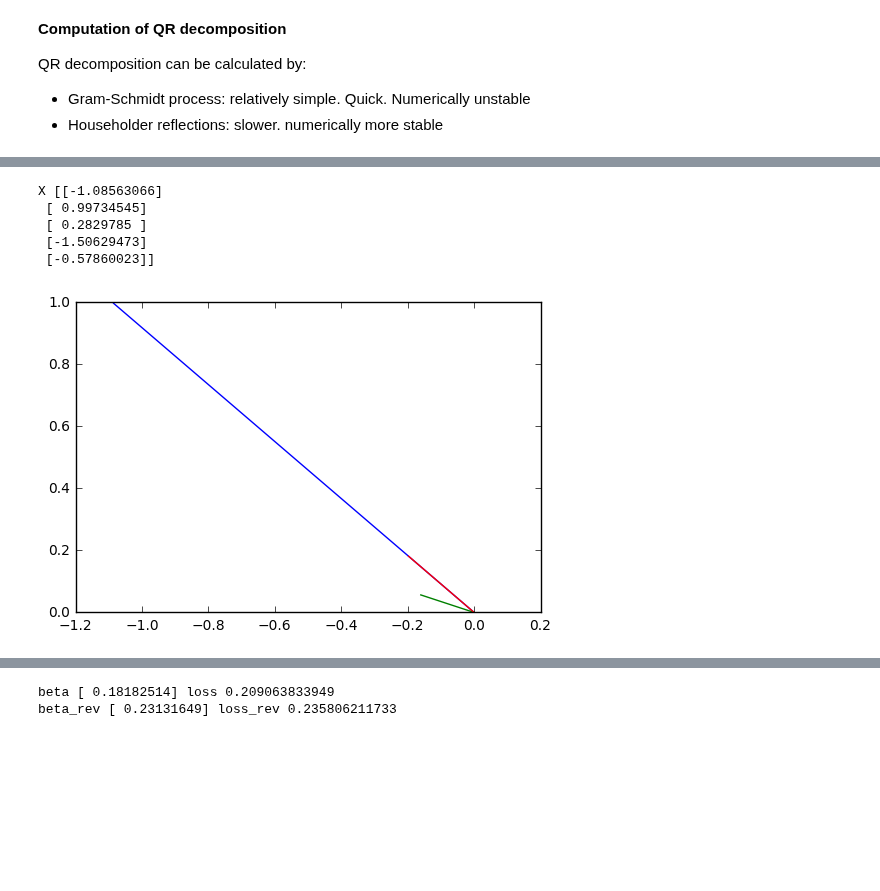
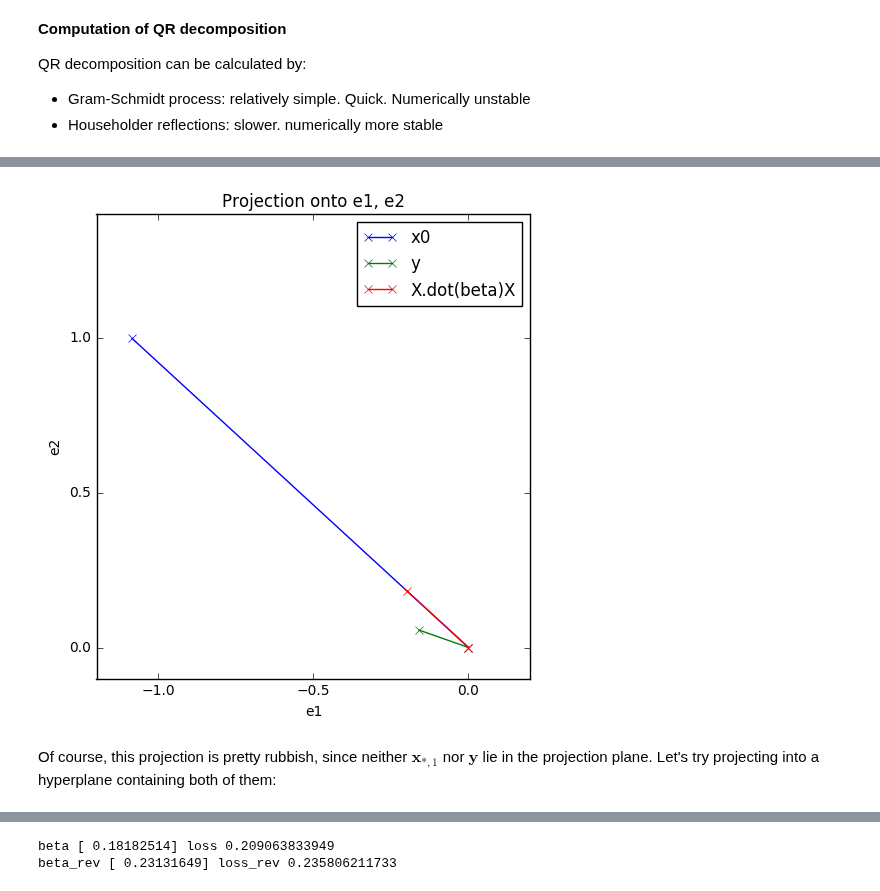
Before and after one commit to hughperkins/selfstudy-IBP, a Jupyter notebook: maths/wiki_linearleastsquares.ipynb, the cells around one changed output, grey strips where cells are left out. Saved outputs shown, nothing was run; the diff lists cells and outputs as text; code cells hidden in the pictures; blank space fills up the shorter version.

```diff
--- a/maths/wiki_linearleastsquares.ipynb
+++ b/maths/wiki_linearleastsquares.ipynb
@@ -362,18 +376,20 @@ Try projecting vectors onto $(e_1, e_2)$:
 # %%
 import mylib
 import importlib
 importlib.reload(mylib)
 
-print('X', X)
-mylib.plot_vector(X.reshape(N)[:2])
-mylib.plot_vector(y.reshape(N)[:2])
-mylib.plot_vector(X.dot(beta).reshape(N)[:2])
+mylib.proportional_axes(xlim=[-1.2, 0.2], ylim=[-0.1, 1.4])
+mylib.plot_vector(X.reshape(N)[:2], '-x', label='x0')
+mylib.plot_vector(y.reshape(N)[:2], '-x', label='y')
+mylib.plot_vector(X.dot(beta).reshape(N)[:2], '-x', label='X.dot(beta)X')
+plt.title('Projection onto e1, e2')
+plt.legend()
+plt.xlabel('e1')
+plt.ylabel('e2')
+print('')
 plt.show()
 # %% [output]
-X [[-1.08563066]
- [ 0.99734545]
- [ 0.2829785 ]
- [-1.50629473]
- [-0.57860023]]
-[figure, old version]
+[figure, new version]
+# %% [markdown]
+Of course, this projection is pretty rubbish, since neither $\mathbf{x}_{*,1}$ nor $\mathbf{y}$ lie in the projection plane.   Let's try projecting into a hyperplane containing both of them:
 # %% [markdown]
```
Also changed, not shown: parts of 38 cells of this notebook, 1 other file.
